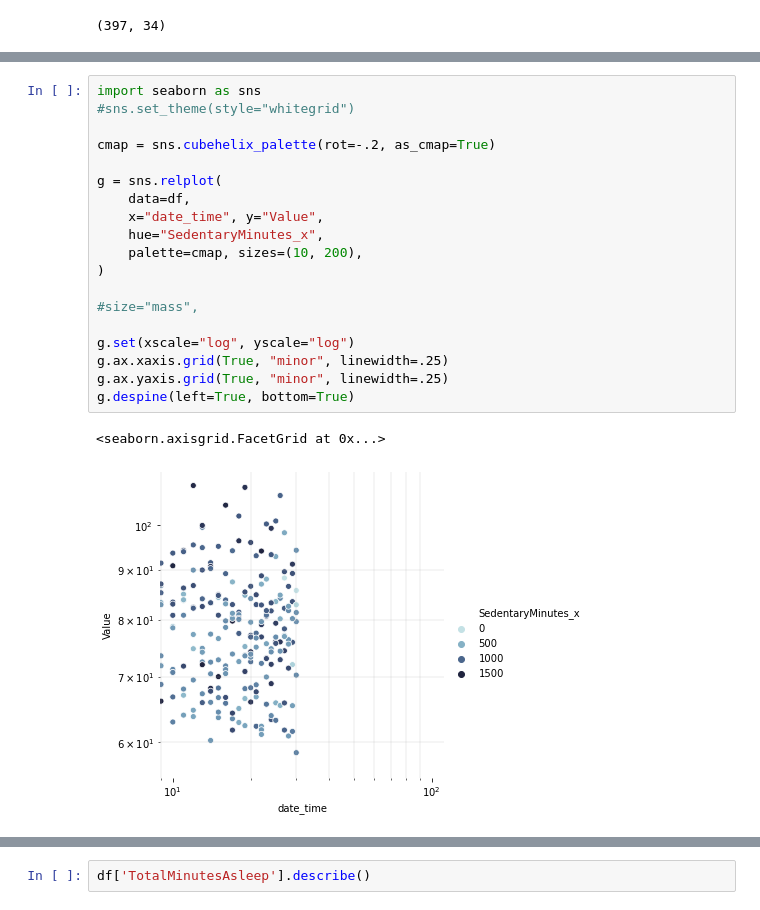
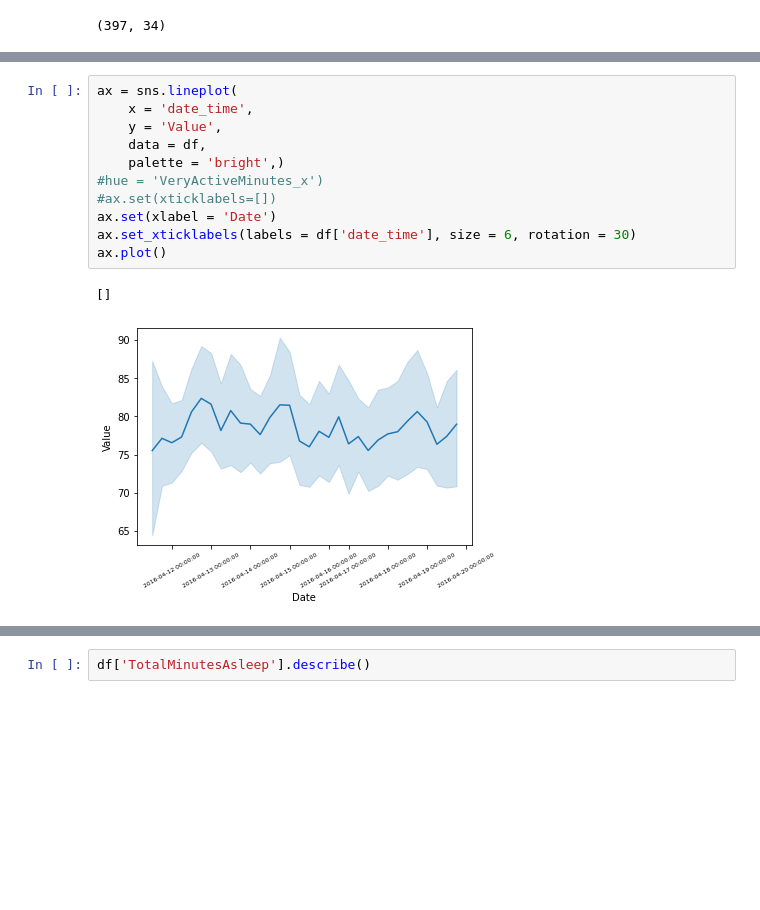
Before and after one commit to ameyabhamare/Customer-Personality-Analysis, a Jupyter notebook: heart_rate_analysis/visualizations.ipynb, the cells around one changed output, grey strips where cells are left out. Saved outputs shown, nothing was run; the diff lists cells and outputs as text; blank space fills up the shorter version.

```diff
--- a/heart_rate_analysis/visualizations.ipynb
+++ b/heart_rate_analysis/visualizations.ipynb
@@ -67,23 +51,15 @@ sns.lineplot(
-# %%
-import seaborn as sns
-#sns.set_theme(style="whitegrid")
-
-cmap = sns.cubehelix_palette(rot=-.2, as_cmap=True)
-
-g = sns.relplot(
-    data=df,
-    x="date_time", y="Value",
-    hue="SedentaryMinutes_x",
-    palette=cmap, sizes=(10, 200),
-)
-
-#size="mass",
-
-g.set(xscale="log", yscale="log")
-g.ax.xaxis.grid(True, "minor", linewidth=.25)
-g.ax.yaxis.grid(True, "minor", linewidth=.25)
-g.despine(left=True, bottom=True)
-# %% [output]
-<seaborn.axisgrid.FacetGrid at 0x...>
-[figure, removed]
+# %%
+ax = sns.lineplot(
+    x = 'date_time',
+    y = 'Value',
+    data = df,
+    palette = 'bright',)
+#hue = 'VeryActiveMinutes_x')
+#ax.set(xticklabels=[])
+ax.set(xlabel = 'Date')
+ax.set_xticklabels(labels = df['date_time'], size = 6, rotation = 30)
+ax.plot()
+# %% [output]
+[]
+[figure, added]
 # %%
```
Also changed, not shown: parts of 12 cells of this notebook.
